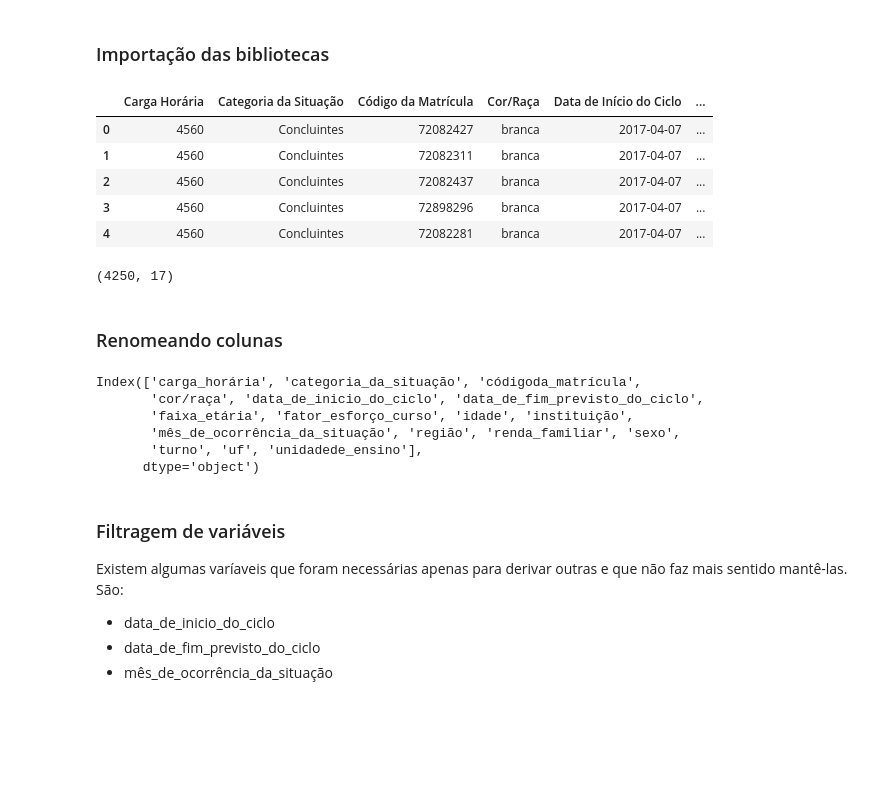
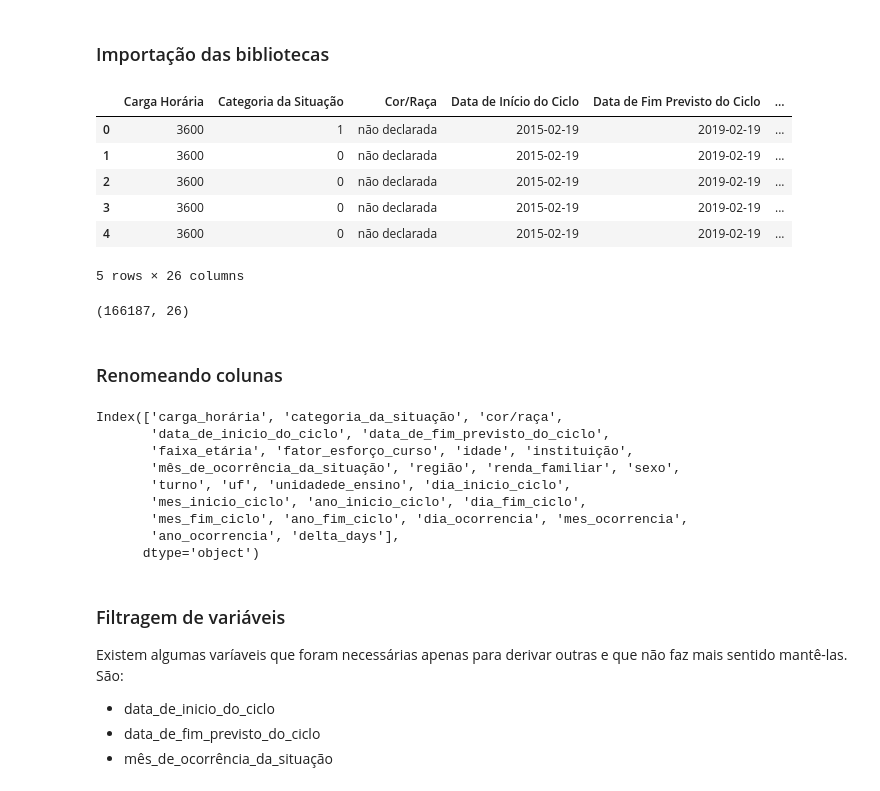
Before and after one commit to Geraldomendes/SchoolDropoutPrediction, a Jupyter notebook: notebooks/preditive_analytics-tec.ipynb, the cells around one changed output. Cells and saved outputs as stored; diff of their text form; code cells hidden in the pictures; blank space fills up the shorter version.

```diff
--- a/notebooks/preditive_analytics-tec.ipynb
+++ b/notebooks/preditive_analytics-tec.ipynb
@@ -78,19 +78,20 @@ import inflection
 import warnings
 warnings.filterwarnings("ignore")
 # %%
-dados_tec = pd.read_csv('../data/processed/preprocessing.csv')
+dados_tec = pd.read_csv('../data/processed/dadostec.csv')
 dados_tec.head()
 # %% [output]
-|  | Carga Horária | Categoria da Situação | Código da Matrícula | Cor/Raça | Data de Início do Ciclo | ... |
-| 0 | 4560 | Concluintes | 72082427 | branca | 2017-04-07 | ... |
-| 1 | 4560 | Concluintes | 72082311 | branca | 2017-04-07 | ... |
-| 2 | 4560 | Concluintes | 72082437 | branca | 2017-04-07 | ... |
-| 3 | 4560 | Concluintes | 72898296 | branca | 2017-04-07 | ... |
-| 4 | 4560 | Concluintes | 72082281 | branca | 2017-04-07 | ... |
+|  | Carga Horária | Categoria da Situação | Cor/Raça | Data de Início do Ciclo | Data de Fim Previsto do Ciclo | ... |
+| 0 | 3600 | 1 | não declarada | 2015-02-19 | 2019-02-19 | ... |
+| 1 | 3600 | 0 | não declarada | 2015-02-19 | 2019-02-19 | ... |
+| 2 | 3600 | 0 | não declarada | 2015-02-19 | 2019-02-19 | ... |
+| 3 | 3600 | 0 | não declarada | 2015-02-19 | 2019-02-19 | ... |
+| 4 | 3600 | 0 | não declarada | 2015-02-19 | 2019-02-19 | ... |
+5 rows × 26 columns
 # %%
 dados_tec.shape
 # %% [output]
-(4250, 17)
+(166187, 26)
 # %% [markdown]
 ### Renomeando colunas
 # %%
@@ -107,11 +108,14 @@ dados_tec.rename(columns={'categoriada_situação':'categoria_da_situação',
 # %%
 dados_tec.columns
 # %% [output]
-Index(['carga_horária', 'categoria_da_situação', 'códigoda_matrícula',
-       'cor/raça', 'data_de_inicio_do_ciclo', 'data_de_fim_previsto_do_ciclo',
+Index(['carga_horária', 'categoria_da_situação', 'cor/raça',
+       'data_de_inicio_do_ciclo', 'data_de_fim_previsto_do_ciclo',
        'faixa_etária', 'fator_esforço_curso', 'idade', 'instituição',
        'mês_de_ocorrência_da_situação', 'região', 'renda_familiar', 'sexo',
-       'turno', 'uf', 'unidadede_ensino'],
+       'turno', 'uf', 'unidadede_ensino', 'dia_inicio_ciclo',
+       'mes_inicio_ciclo', 'ano_inicio_ciclo', 'dia_fim_ciclo',
+       'mes_fim_ciclo', 'ano_fim_ciclo', 'dia_ocorrencia', 'mes_ocorrencia',
+       'ano_ocorrencia', 'delta_days'],
       dtype='object')
 # %% [markdown]
 ### Filtragem de variáveis
```
Also changed, not shown: parts of 20 cells of this notebook, 7 other files.
